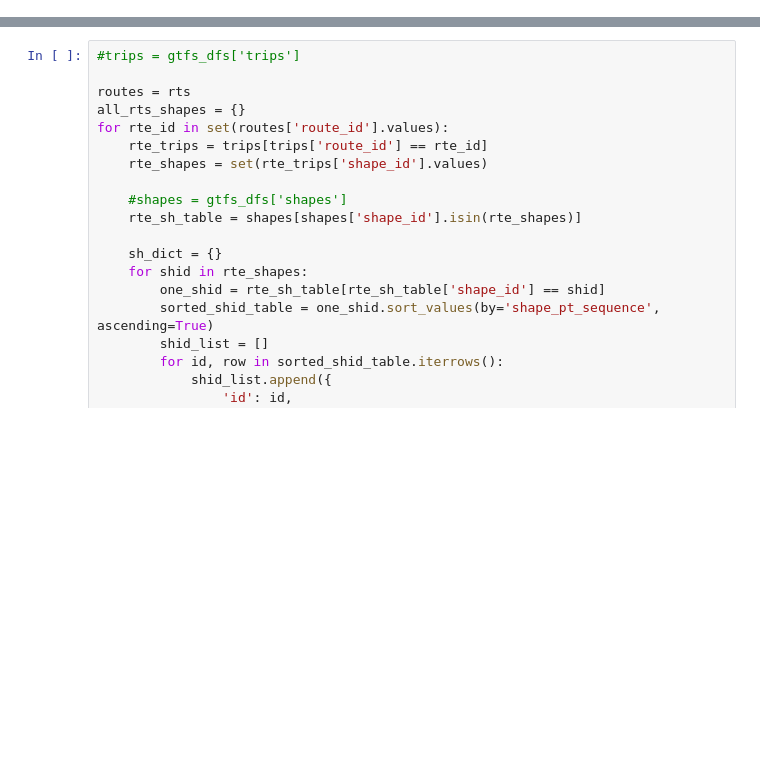
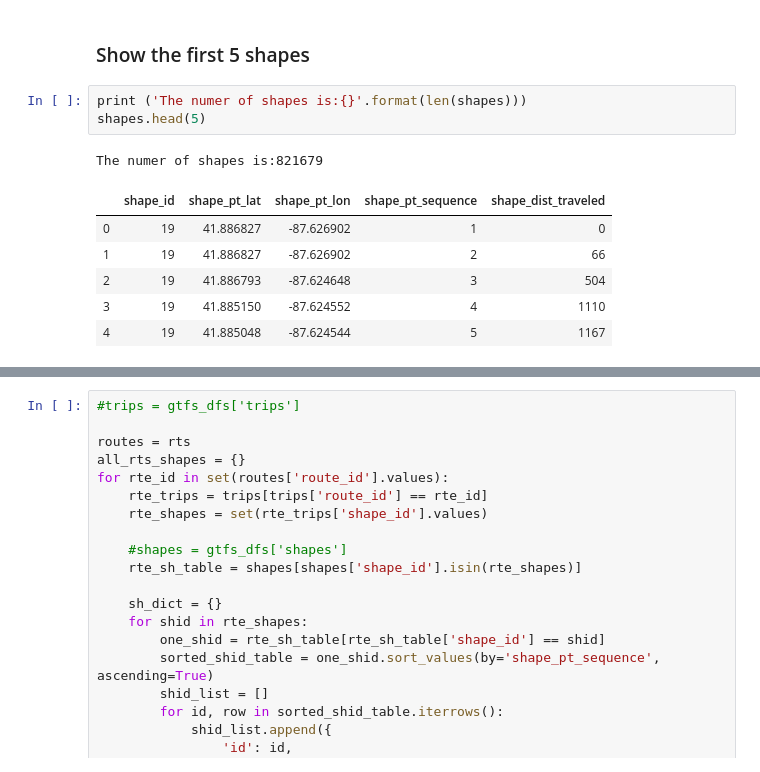
Before and after one commit to cybergis/cybergis-jupyter-notebook-repo, a Jupyter notebook: geospatial/Spatial_Analysis_GTFS_Chicago.ipynb, the cells around one changed output, grey strips where cells are left out. Saved outputs shown, nothing was run; the diff lists cells and outputs as text; blank space fills up the shorter version.

```diff
--- a/geospatial/Spatial_Analysis_GTFS_Chicago.ipynb
+++ b/geospatial/Spatial_Analysis_GTFS_Chicago.ipynb
@@ -43,0 +67,13 @@ shapes.head(10)
+# %% [markdown]
+### Show the first 5 shapes
+# %%
+print ('The numer of shapes is:{}'.format(len(shapes)))
+shapes.head(5)
+# %% [output]
+The numer of shapes is:821679
+|  | shape_id | shape_pt_lat | shape_pt_lon | shape_pt_sequence | shape_dist_traveled |
+| 0 | 19 | 41.886827 | -87.626902 | 1 | 0 |
+| 1 | 19 | 41.886827 | -87.626902 | 2 | 66 |
+| 2 | 19 | 41.886793 | -87.624648 | 3 | 504 |
+| 3 | 19 | 41.885150 | -87.624552 | 4 | 1110 |
+| 4 | 19 | 41.885048 | -87.624544 | 5 | 1167 |
```
Also changed, not shown: parts of 32 cells of this notebook.
